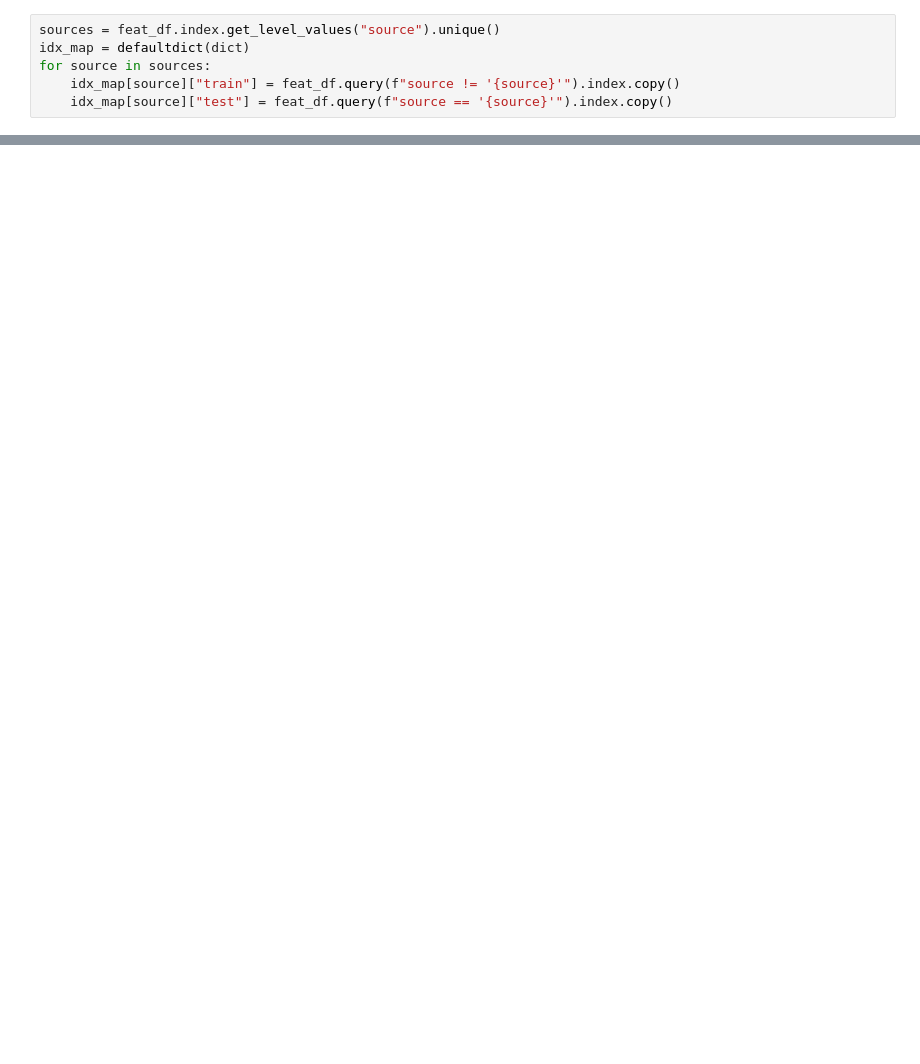
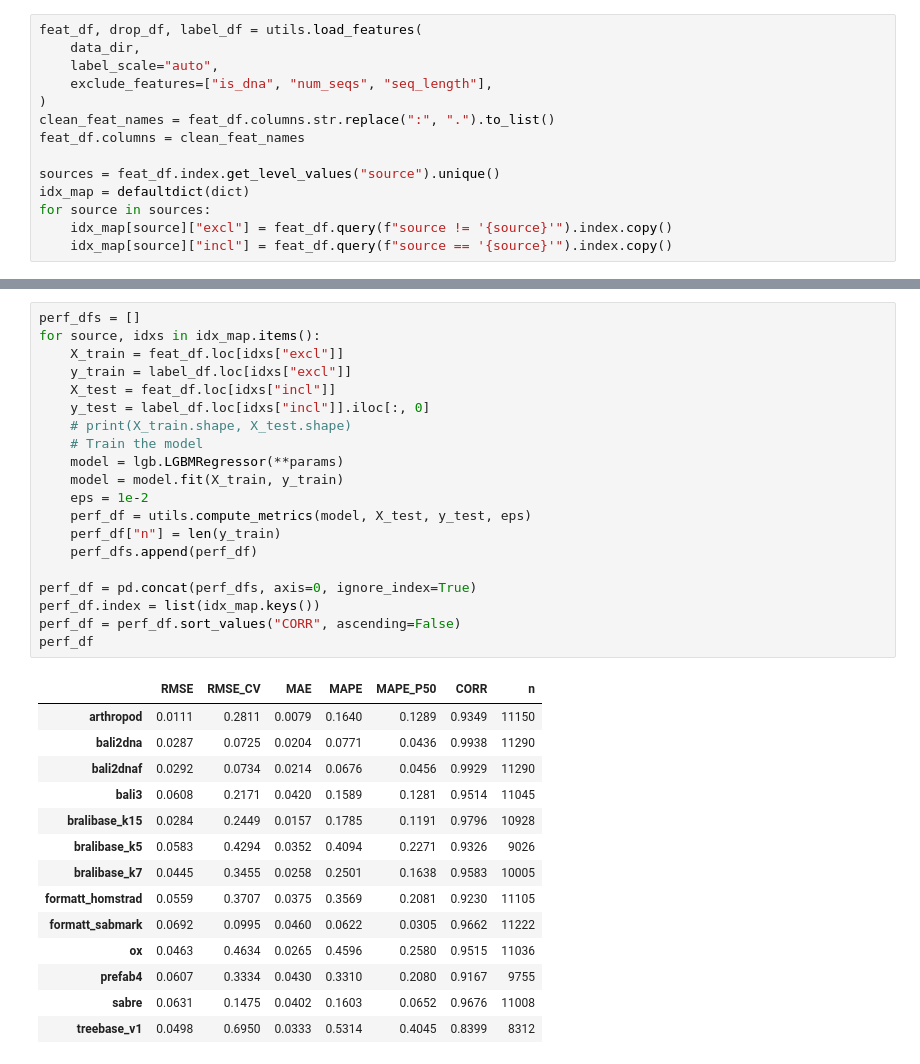
Before and after one commit to MaBody/aldiscore, a Jupyter notebook: notebooks/studies/ablation_sources.ipynb, the cells around one changed output, grey strips where cells are left out. Saved outputs shown, nothing was run; the diff lists cells and outputs as text; blank space fills up the shorter version.

```diff
--- a/notebooks/studies/ablation_sources.ipynb
+++ b/notebooks/studies/ablation_sources.ipynb
@@ -38,6 +20,14 @@ Dropping 0 NaN rows...
 # %%
+feat_df, drop_df, label_df = utils.load_features(
+    data_dir,
+    label_scale="auto",
+    exclude_features=["is_dna", "num_seqs", "seq_length"],
+)
+clean_feat_names = feat_df.columns.str.replace(":", ".").to_list()
+feat_df.columns = clean_feat_names
+
 sources = feat_df.index.get_level_values("source").unique()
 idx_map = defaultdict(dict)
 for source in sources:
-    idx_map[source]["train"] = feat_df.query(f"source != '{source}'").index.copy()
-    idx_map[source]["test"] = feat_df.query(f"source == '{source}'").index.copy()
+    idx_map[source]["excl"] = feat_df.query(f"source != '{source}'").index.copy()
+    idx_map[source]["incl"] = feat_df.query(f"source == '{source}'").index.copy()
@@ -139,0 +52,35 @@ plt.ylim(0, 1)
+# %%
+perf_dfs = []
+for source, idxs in idx_map.items():
+    X_train = feat_df.loc[idxs["excl"]]
+    y_train = label_df.loc[idxs["excl"]]
+    X_test = feat_df.loc[idxs["incl"]]
+    y_test = label_df.loc[idxs["incl"]].iloc[:, 0]
+    # print(X_train.shape, X_test.shape)
+    # Train the model
+    model = lgb.LGBMRegressor(**params)
+    model = model.fit(X_train, y_train)
+    eps = 1e-2
+    perf_df = utils.compute_metrics(model, X_test, y_test, eps)
+    perf_df["n"] = len(y_train)
+    perf_dfs.append(perf_df)
+
+perf_df = pd.concat(perf_dfs, axis=0, ignore_index=True)
+perf_df.index = list(idx_map.keys())
+perf_df = perf_df.sort_values("CORR", ascending=False)
+perf_df
+# %% [output]
+|  | RMSE | RMSE_CV | MAE | MAPE | MAPE_P50 | CORR | n |
+| arthropod | 0.0111 | 0.2811 | 0.0079 | 0.1640 | 0.1289 | 0.9349 | 11150 |
+| bali2dna | 0.0287 | 0.0725 | 0.0204 | 0.0771 | 0.0436 | 0.9938 | 11290 |
+| bali2dnaf | 0.0292 | 0.0734 | 0.0214 | 0.0676 | 0.0456 | 0.9929 | 11290 |
+| bali3 | 0.0608 | 0.2171 | 0.0420 | 0.1589 | 0.1281 | 0.9514 | 11045 |
+| bralibase_k15 | 0.0284 | 0.2449 | 0.0157 | 0.1785 | 0.1191 | 0.9796 | 10928 |
+| bralibase_k5 | 0.0583 | 0.4294 | 0.0352 | 0.4094 | 0.2271 | 0.9326 | 9026 |
+| bralibase_k7 | 0.0445 | 0.3455 | 0.0258 | 0.2501 | 0.1638 | 0.9583 | 10005 |
+| formatt_homstrad | 0.0559 | 0.3707 | 0.0375 | 0.3569 | 0.2081 | 0.9230 | 11105 |
+| formatt_sabmark | 0.0692 | 0.0995 | 0.0460 | 0.0622 | 0.0305 | 0.9662 | 11222 |
+| ox | 0.0463 | 0.4634 | 0.0265 | 0.4596 | 0.2580 | 0.9515 | 11036 |
+| prefab4 | 0.0607 | 0.3334 | 0.0430 | 0.3310 | 0.2080 | 0.9167 | 9755 |
+| sabre | 0.0631 | 0.1475 | 0.0402 | 0.1603 | 0.0652 | 0.9676 | 11008 |
+| treebase_v1 | 0.0498 | 0.6950 | 0.0333 | 0.5314 | 0.4045 | 0.8399 | 8312 |
```
Also changed, not shown: parts of 16 cells of this notebook.
